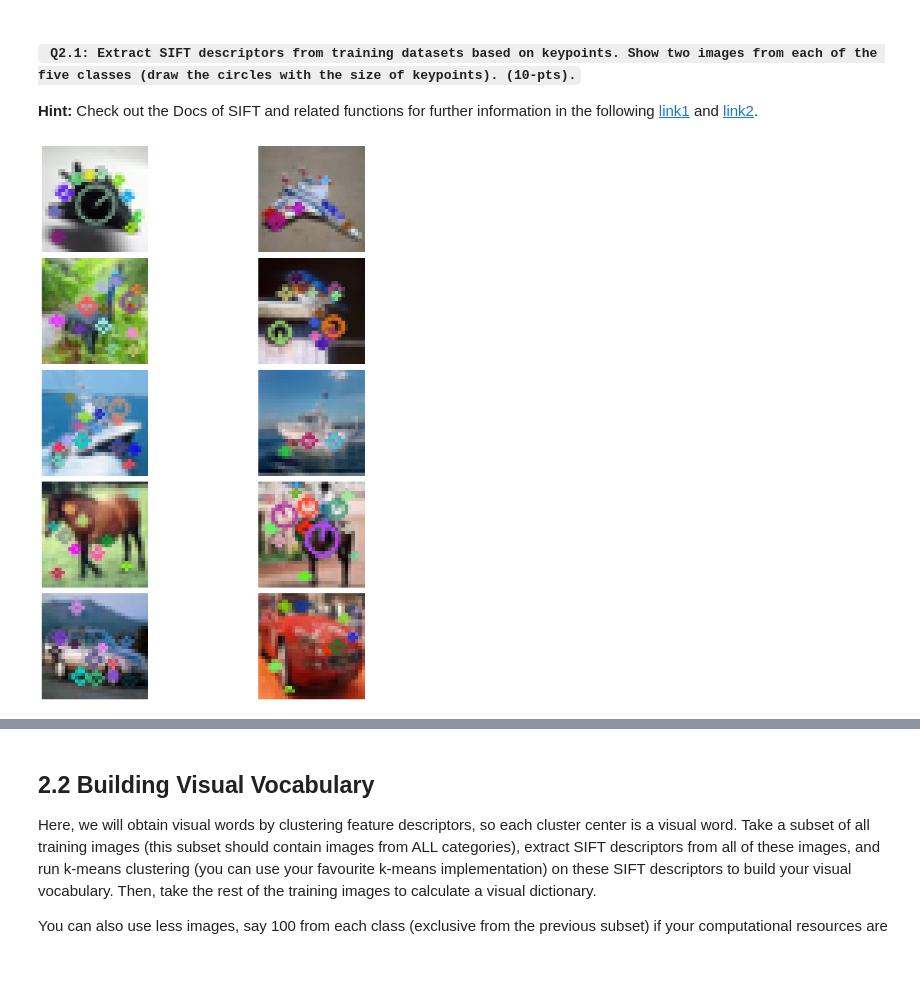
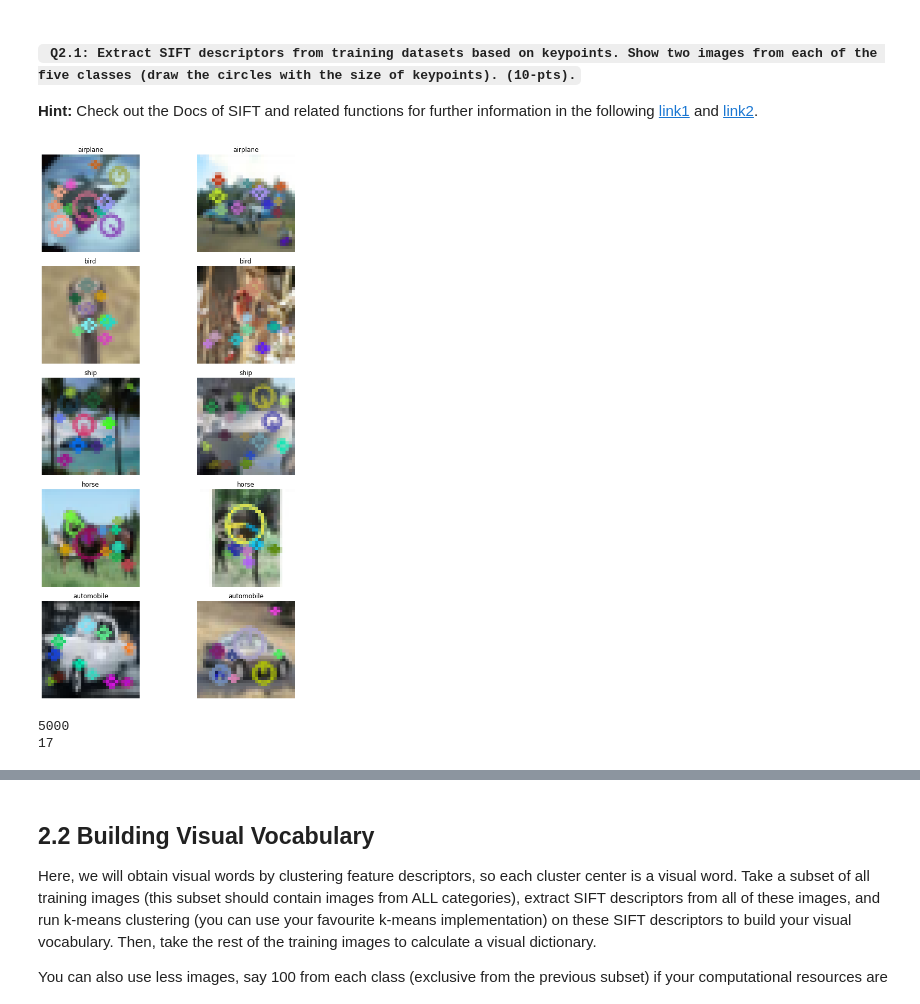
Before and after one commit to karim-abdel/ComputerVision_1, a Jupyter notebook: Final Lab/CV1 Final Lab Pt1.ipynb, the cells around one changed output, grey strips where cells are left out. Saved outputs shown, nothing was run; the diff lists cells and outputs as text; code cells hidden in the pictures; blank space fills up the shorter version.

```diff
--- a/Final Lab/CV1 Final Lab Pt1.ipynb
+++ b/Final Lab/CV1 Final Lab Pt1.ipynb
@@ -102,3 +106,5 @@ Files already downloaded and verified
+# %%
+labelid_name = {0: "airplane", 1: "bird", 2: "ship", 3: "horse", 4: "automobile"}
 # %% [markdown]
 ## **1.1 Training Phase**
 
@@ -152,17 +158,31 @@ keypoints_training, des_training = extract_keypoints(training_data)
 # %%
 indices0 = [i for i, x in enumerate(training_label) if x == 0]
 indices1 = [i for i, x in enumerate(training_label) if x == 1]
 indices2 = [i for i, x in enumerate(training_label) if x == 2]
 indices3 = [i for i, x in enumerate(training_label) if x == 3]
 indices4 = [i for i, x in enumerate(training_label) if x == 4]
 indices = [indices0, indices1, indices2, indices3, indices4]
-fig, axs = plt.subplots(5, 2, figsize=(15, 15))
+fig, axs = plt.subplots(5, 2, figsize=(10, 15))
 for i, image_class in enumerate(indices):
-    for j, index in enumerate(image_class[:2]):
+    random_elems = elements = random.sample(image_class, 2)
+    for j, index in enumerate(random_elems):
         img=cv2.drawKeypoints(training_data[index],keypoints_training[index],None,flags=cv2.DRAW_MATCHES_FLAGS_DRAW_RICH_KEYPOINTS)
         axs[i, j].imshow(img)
+        axs[i, j].set_title(labelid_name[i])
         axs[i, j].axis('off')
 plt.tight_layout()
 plt.show()
 # %% [output]
-[figure, old version]
+[figure, new version]
+# %%
+print(len(des_training))
+none_values = 0
+none_indices = []
+for index, i in enumerate(des_training):
+    if i is None:
+        none_indices.append(index)
+        none_values += 1
+print(none_values)
+# %% [output]
+5000
+17
```
Also changed, not shown: parts of 6 cells of this notebook.
